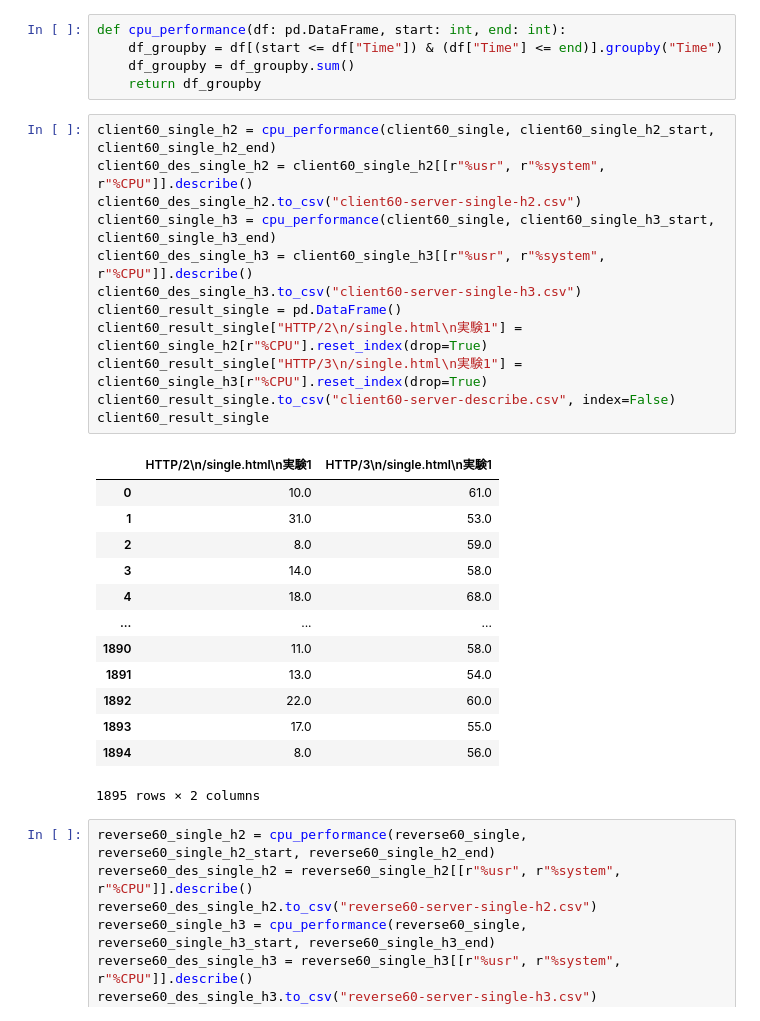
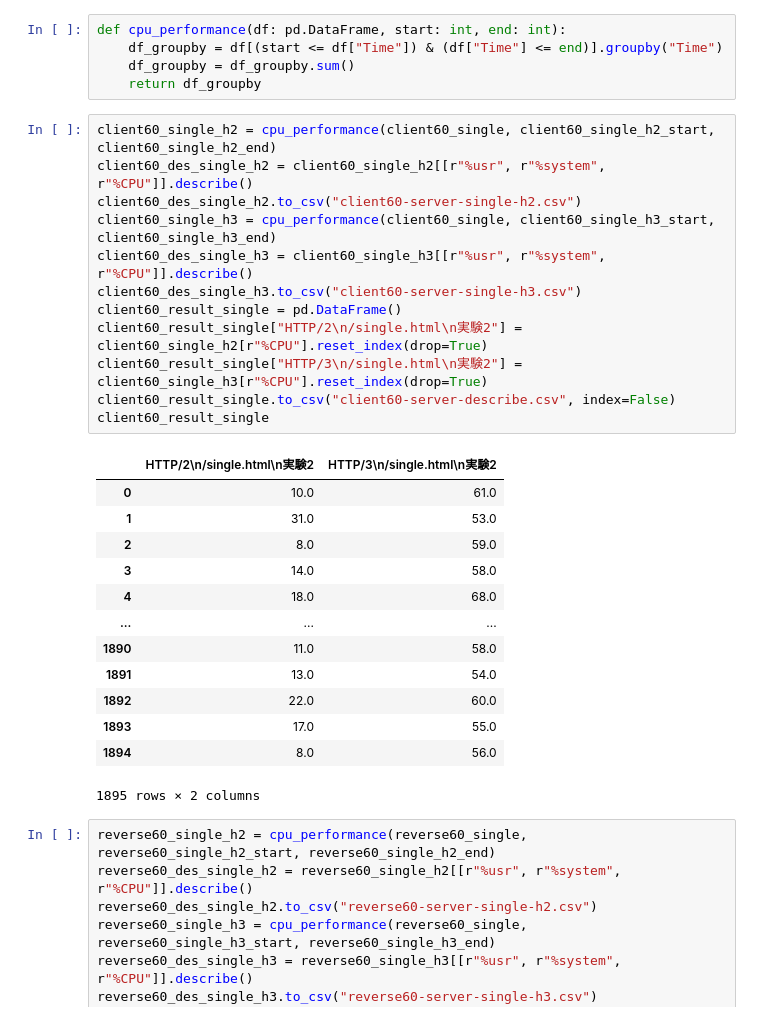
Before and after one commit to totto2727-org/puppeteer-http-protocol-tester, a Jupyter notebook: process/server-reverse.ipynb, the cells around one changed output. Cells and saved outputs as stored; diff of their text form.

```diff
--- a/process/server-reverse.ipynb
+++ b/process/server-reverse.ipynb
@@ -111,17 +111,17 @@ def cpu_performance(df: pd.DataFrame, start: int, end: int):
 # %%
 client60_single_h2 = cpu_performance(client60_single, client60_single_h2_start, client60_single_h2_end)
 client60_des_single_h2 = client60_single_h2[[r"%usr", r"%system", r"%CPU"]].describe()
 client60_des_single_h2.to_csv("client60-server-single-h2.csv")
 client60_single_h3 = cpu_performance(client60_single, client60_single_h3_start, client60_single_h3_end)
 client60_des_single_h3 = client60_single_h3[[r"%usr", r"%system", r"%CPU"]].describe()
 client60_des_single_h3.to_csv("client60-server-single-h3.csv")
 client60_result_single = pd.DataFrame()
-client60_result_single["HTTP/2\n/single.html\n実験1"] = client60_single_h2[r"%CPU"].reset_index(drop=True)
-client60_result_single["HTTP/3\n/single.html\n実験1"] = client60_single_h3[r"%CPU"].reset_index(drop=True)
+client60_result_single["HTTP/2\n/single.html\n実験2"] = client60_single_h2[r"%CPU"].reset_index(drop=True)
+client60_result_single["HTTP/3\n/single.html\n実験2"] = client60_single_h3[r"%CPU"].reset_index(drop=True)
 client60_result_single.to_csv("client60-server-describe.csv", index=False)
 client60_result_single
 # %% [output]
-|  | HTTP/2\n/single.html\n実験1 | HTTP/3\n/single.html\n実験1 |
+|  | HTTP/2\n/single.html\n実験2 | HTTP/3\n/single.html\n実験2 |
 | 0 | 10.0 | 61.0 |
 | 1 | 31.0 | 53.0 |
 | 2 | 8.0 | 59.0 |
```
Also changed, not shown: 1 other file.
